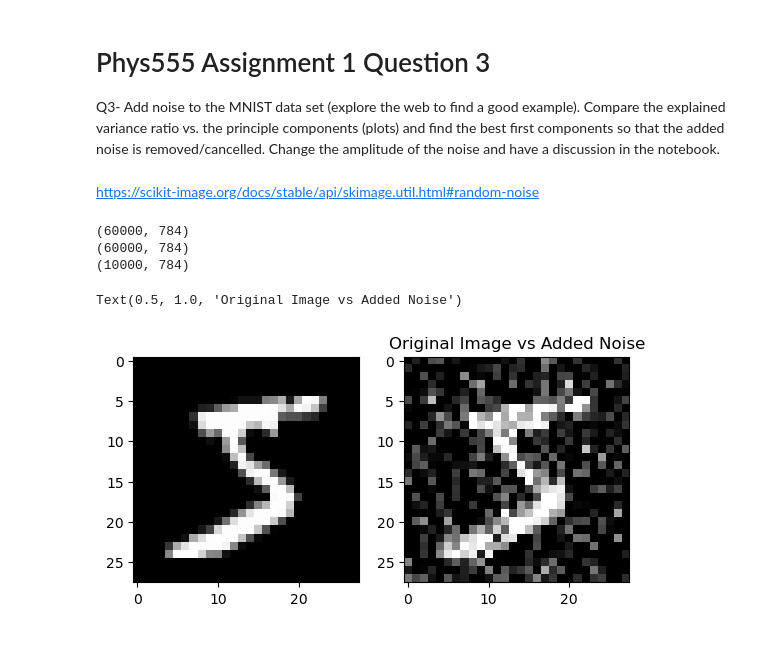
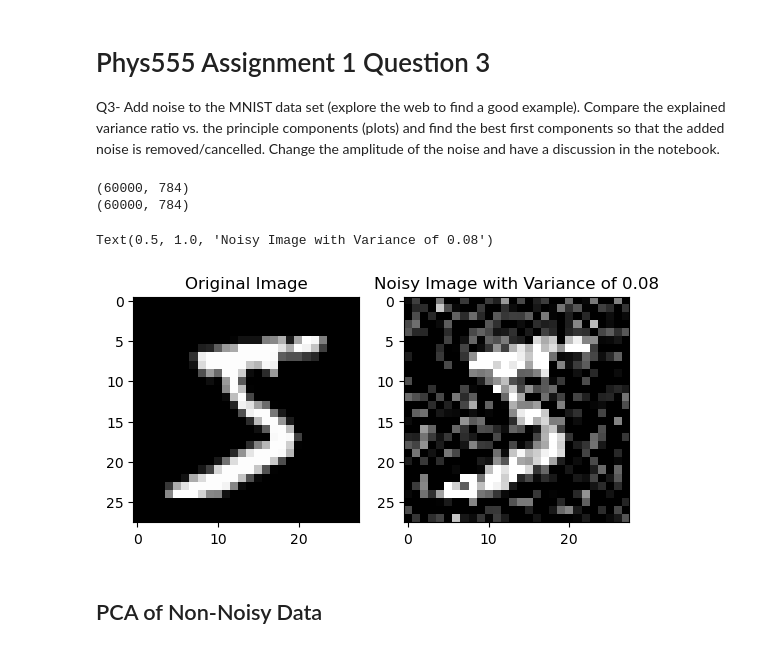
Before and after one commit to karlzam/school, a Jupyter notebook: phys555/assignment01/A1Q3-KZammit.ipynb, the cells around one changed output. Drawn from its saved outputs; the diff is of its cells as text; code cells hidden in the pictures.

```diff
--- a/phys555/assignment01/A1Q3-KZammit.ipynb
+++ b/phys555/assignment01/A1Q3-KZammit.ipynb
@@ -2,6 +2,4 @@
 # Phys555 Assignment 1 Question 3
 
 Q3- Add noise to the MNIST data set (explore the web to find a good example). Compare the explained variance ratio vs. the principle components (plots) and find the best first components so that the added noise is removed/cancelled. Change the amplitude of the noise and have a discussion in the notebook.
-# %% [markdown]
-https://scikit-image.org/docs/stable/api/skimage.util.html#random-noise
 # %%
@@ -17,36 +11,33 @@ from tensorflow.keras.datasets import mnist
 import skimage
 import matplotlib.pyplot as plt
 # %%
+# Load the mnist data
 (inp_tr, tar_tr), (inp_va, tar_va) = mnist.load_data()
 inp_tr = inp_tr/255.
-inp_va = inp_va/255.
 
 # Do I need to calculate the mean, etc?
 inp_tr=np.reshape(inp_tr,(-1,28*28))
 
-# why do I need va?
-inp_va=np.reshape(inp_va,(-1,28*28))
-
 print(inp_tr.shape)
 
-# Would you add noise to the validation set as well? I don't think so...
-#noisy_images = skimage.util.random_noise(inp_tr, mode='s&p', seed=None, clip=True, amount=0.1)
-#noisy_images = skimage.util.random_noise(inp_tr, mode='localvar', seed=None, clip=True)
-noisy_images_tr = skimage.util.random_noise(inp_tr, mode='gaussian', seed=None, clip=True, var=0.08)
-#noisy_images_va = skimage.util.random_noise(inp_va, mode='gaussian', seed=None, clip=True, var=0.02)
+var = 0.08
+noisy_images_tr = skimage.util.random_noise(inp_tr, mode='gaussian', seed=None, clip=True, var=var)
 print(noisy_images_tr.shape)
-print(inp_va.shape)
 
 # Look at the first image with noise
-fig, (ax1, ax2) = plt.subplots(1,2)
-ax1.imshow(inp_tr[0].reshape(28,28),cmap='gray')
-ax2.imshow(noisy_images_tr[0].reshape(28,28),cmap='gray')
-plt.title('Original Image vs Added Noise')
+plt.subplot(1,2,1)
+plt.imshow(inp_tr[0].reshape(28,28),cmap='gray')
+plt.title('Original Image')
+
+plt.subplot(1,2,2)
+plt.imshow(noisy_images_tr[0].reshape(28,28),cmap='gray')
+plt.title('Noisy Image with Variance of ' + str(var))
 # %% [output]
 (60000, 784)
 (60000, 784)
-(10000, 784)
-Text(0.5, 1.0, 'Original Image vs Added Noise')
+Text(0.5, 1.0, 'Noisy Image with Variance of 0.08')
-[figure, old version]
+[figure, new version]
+# %% [markdown]
+## PCA of Non-Noisy Data
 # %%
 # Not noisy data plots
```
Also changed, not shown: parts of 9 cells of this notebook, 1 other file.
